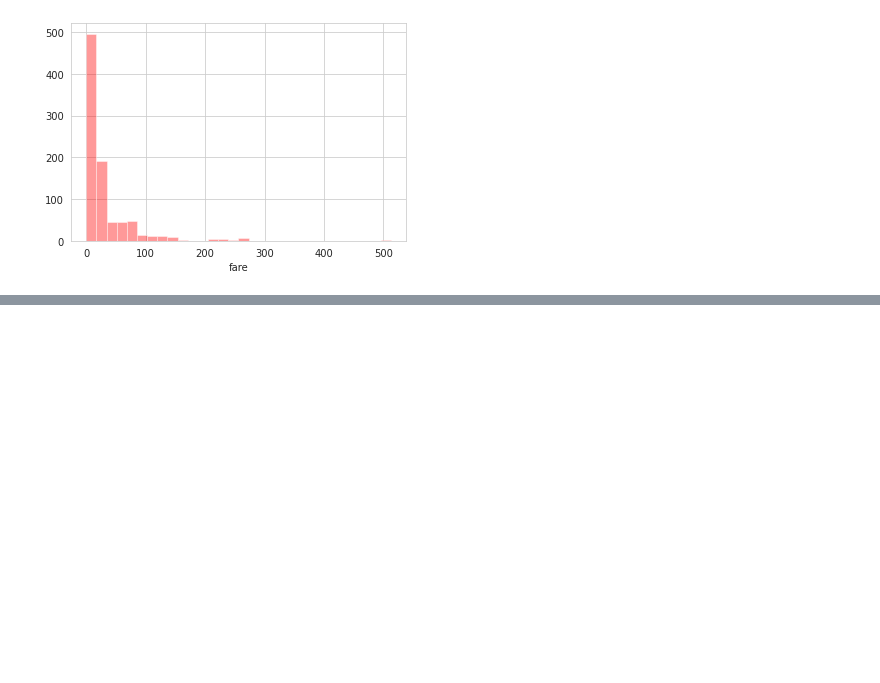
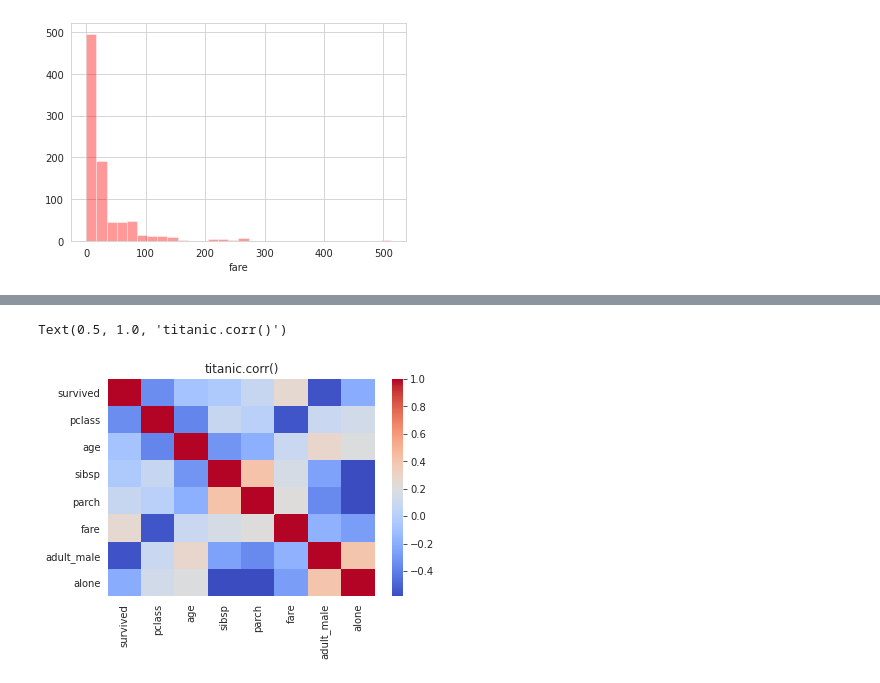
Before and after one commit to ritesh-chafer/python-for-data-science-and-machine-learning-bootcamp, a Jupyter notebook: Python for Data Visualization/Seaborn/Seaborn Exercises .ipynb, the cells around one changed output, grey strips where cells are left out. Cells and saved outputs as stored; diff of their text form; code cells hidden in the pictures; blank space fills up the shorter version.

```diff
--- a/Python for Data Visualization/Seaborn/Seaborn Exercises .ipynb
+++ b/Python for Data Visualization/Seaborn/Seaborn Exercises .ipynb
@@ -63,0 +59,6 @@ sns.distplot(titanic['fare'],bins=30,kde=False,color='red')
+# %%
+sns.heatmap(titanic.corr(),cmap='coolwarm')
+plt.title('titanic.corr()')
+# %% [output]
+Text(0.5, 1.0, 'titanic.corr()')
+[figure, added]
```
Also changed, not shown: parts of 9 cells of this notebook.
